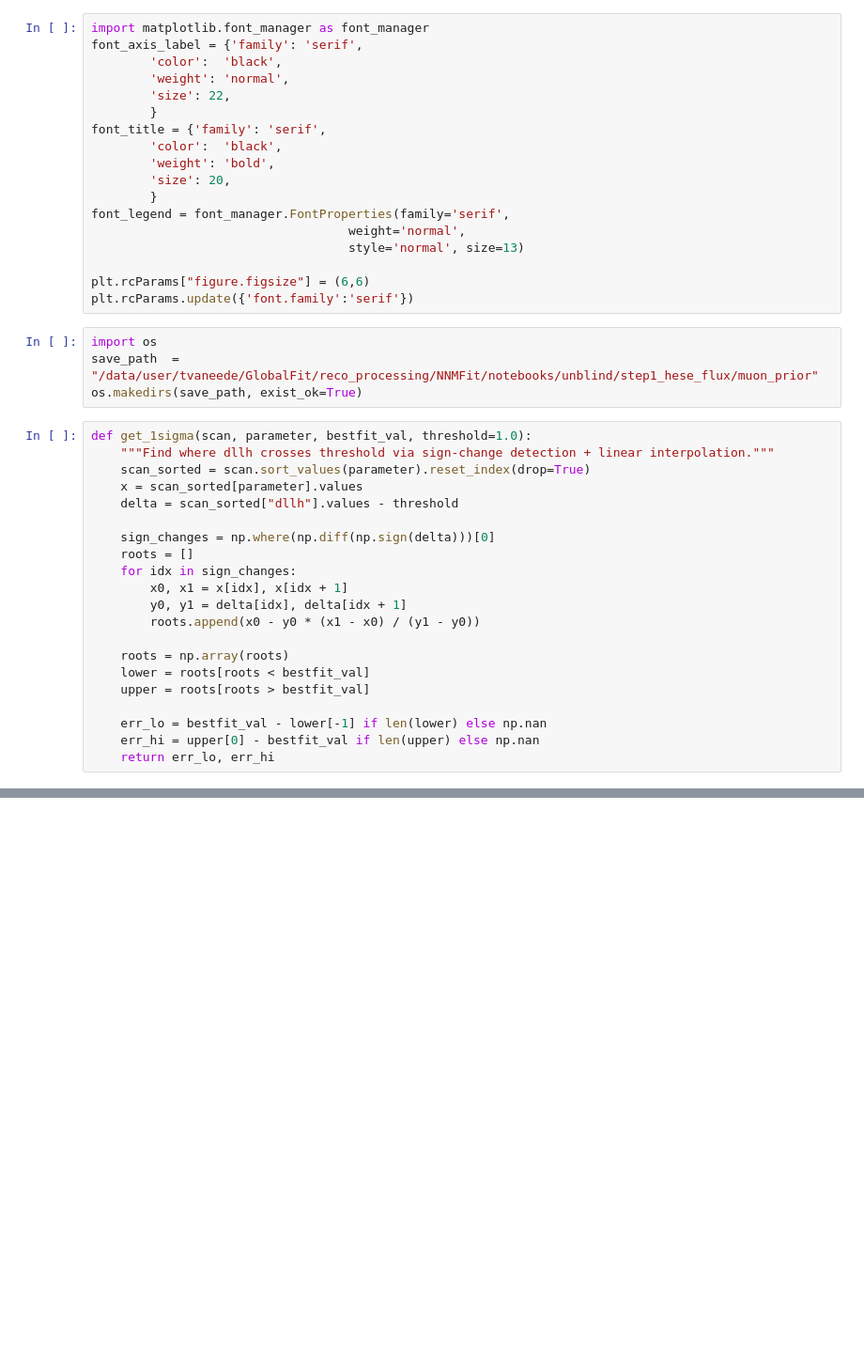
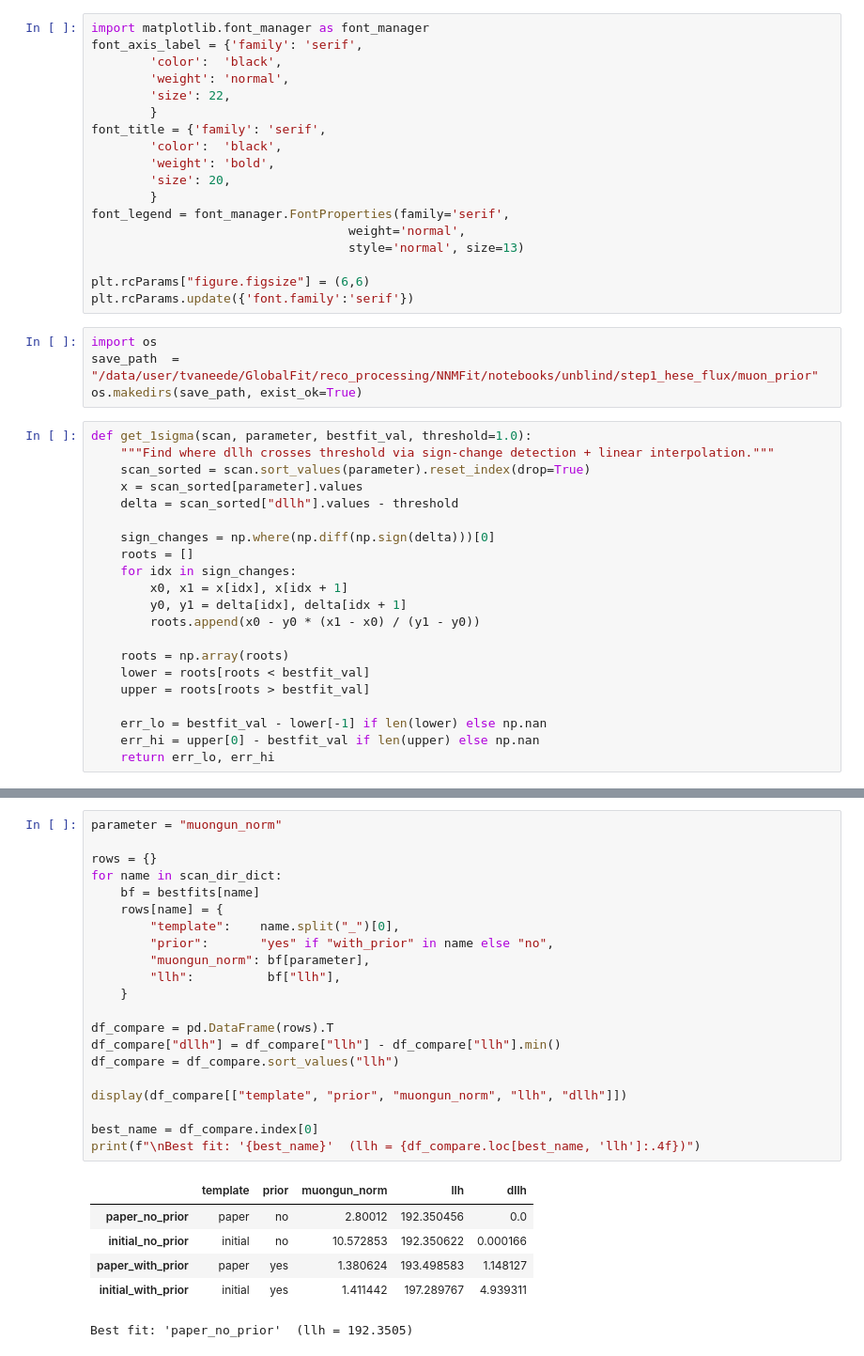
Before and after one commit to icecube/reco_processing, a Jupyter notebook: NNMFit/notebooks/unblind/step1_hese_flux/muon_prior.ipynb, the cells around one changed output, grey strips where cells are left out. Shown at 94% size. Drawn from its saved outputs; the diff is of its cells as text; blank space fills up the shorter version.

```diff
--- a/NNMFit/notebooks/unblind/step1_hese_flux/muon_prior.ipynb
+++ b/NNMFit/notebooks/unblind/step1_hese_flux/muon_prior.ipynb
@@ -175,0 +76,28 @@ $-2\Delta\log\mathcal{L}$ profiles for all 17 free parameters from the best scan
+# %%
+parameter = "muongun_norm"
+
+rows = {}
+for name in scan_dir_dict:
+    bf = bestfits[name]
+    rows[name] = {
+        "template":    name.split("_")[0],
+        "prior":       "yes" if "with_prior" in name else "no",
+        "muongun_norm": bf[parameter],
+        "llh":          bf["llh"],
+    }
+
+df_compare = pd.DataFrame(rows).T
+df_compare["dllh"] = df_compare["llh"] - df_compare["llh"].min()
+df_compare = df_compare.sort_values("llh")
+
+display(df_compare[["template", "prior", "muongun_norm", "llh", "dllh"]])
+
+best_name = df_compare.index[0]
+print(f"\nBest fit: '{best_name}'  (llh = {df_compare.loc[best_name, 'llh']:.4f})")
+# %% [output]
+|  | template | prior | muongun_norm | llh | dllh |
+| paper_no_prior | paper | no | 2.80012 | 192.350456 | 0.0 |
+| initial_no_prior | initial | no | 10.572853 | 192.350622 | 0.000166 |
+| paper_with_prior | paper | yes | 1.380624 | 193.498583 | 1.148127 |
+| initial_with_prior | initial | yes | 1.411442 | 197.289767 | 4.939311 |
+Best fit: 'paper_no_prior'  (llh = 192.3505)
```
Also changed, not shown: parts of 16 cells of this notebook, 7 other files.
